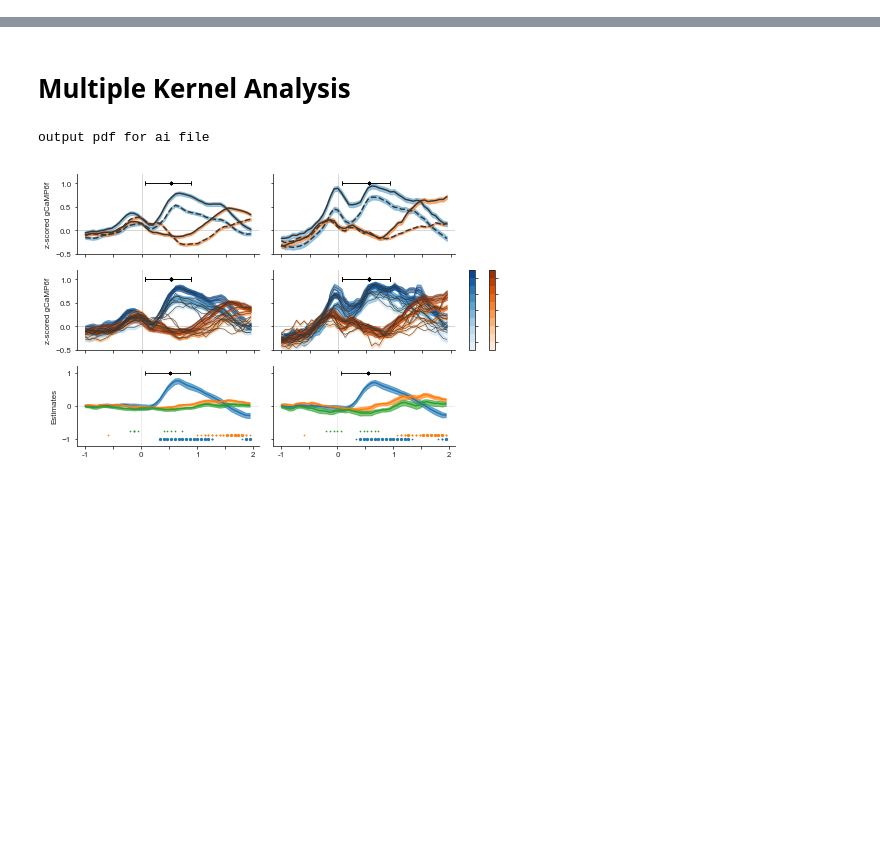
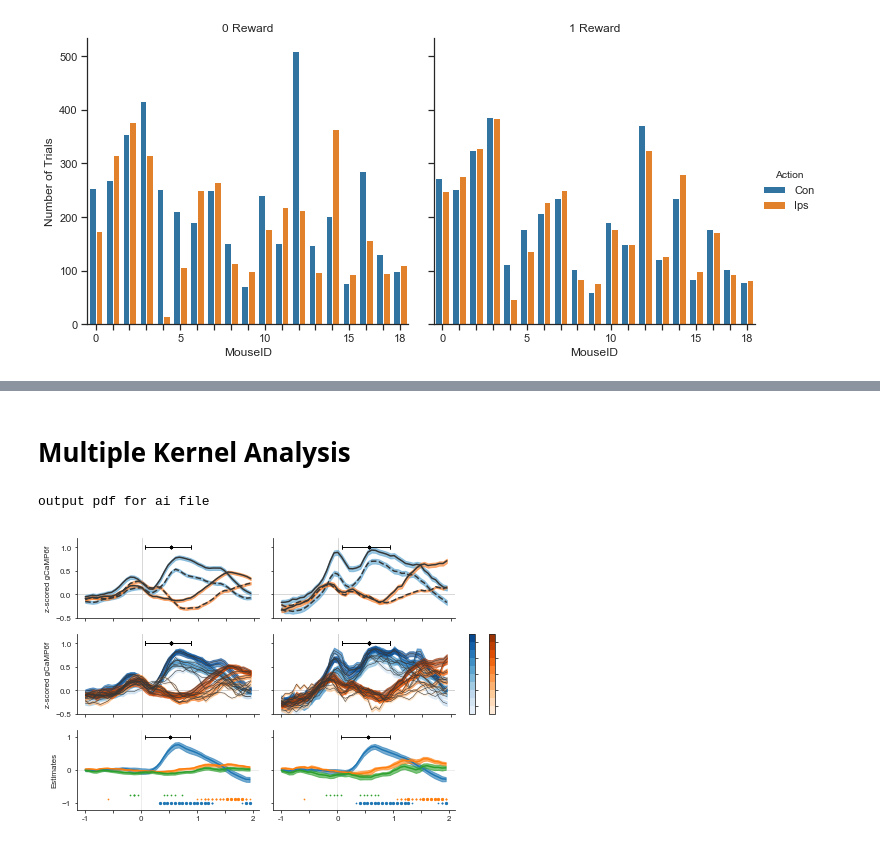
Before and after one commit to rachelstephlee/qlearning, a Jupyter notebook: Reviews_Analyses.ipynb, the cells around one changed output, grey strips where cells are left out. Cells and saved outputs as stored; diff of their text form; code cells hidden in the pictures; blank space fills up the shorter version.

```diff
--- a/Reviews_Analyses.ipynb
+++ b/Reviews_Analyses.ipynb
@@ -95,0 +100,17 @@ Q_BINS_QUANTILES = Q_BINS
+# %%
+# now to determine avg reversals per session with df_trials.
+# df.loc[df['mouseID'] == mouse, 'sessionID'] = df.loc[df['mouseID'] == mouse, 'sessionID'].replace(di)
+
+# df_corr_all has both df_DMS and df_DMS_CB
+
+df_corr_all['HighProb_num'] = df_corr_all['HighProb'].replace({'Ips':1, 'Con':0})
+
+# added fillna here because every new mice, new session, new recordloc is something else (?)
+# (TODO: redo the first/last 6 trials data, but shouldn't affect the data much, there were only 23 missing new blocks)
+df_corr_all['Block_Type'] = df_corr_all.groupby([df_corr_all['MouseID'], df_corr_all['Session'], df_corr_all['RecordLoc']])['HighProb_num'].diff().fillna(2)
+df_corr_all['Block'] = abs(df_corr_all['Block_Type'])
+
+recordloc = np.array([0 if x == "DMS" else 1 for x in df_corr_all['RecordLoc']])
+df_corr_all['MouseID_unique'] = df_corr_all['MouseID'] + recordloc * 12
+# Reversal_Type = 0 if no change;  1/-1 denotes if it's contra -> ipsi OR ispi -> contra (need to check which one is which);
+# 2 means it's a new session or new block (?)
@@ -95,0 +223,15 @@ Q_BINS_QUANTILES = Q_BINS
+# %%
+# sns.countplot(x="MouseID_unique", data=df_corr_all, hue = 'Action')
+# sns.countplot(x="MouseID_unique", data=df_corr_all, hue = 'Reward')
+
+# sns.set_context('notebook', font_scale=1.2)
+g = sns.catplot(x="MouseID_unique", data=df_corr_all, hue = 'Action', col = 'Reward', kind="count")
+
+(g.set_axis_labels("MouseID", "Number of Trials")
+ .set_xticklabels(["0","","","", "", "5", "","","","", "10", "", "", "", "", "15", "", "", "18"])
+ .set_titles("{col_name} {col_var}"))
+
+
+plt.savefig('figs/FigR_summarystats.pdf', transparent=True)
+# %% [output]
+[figure, added]
```
Also changed, not shown: parts of 11 cells of this notebook, 1 other file.
